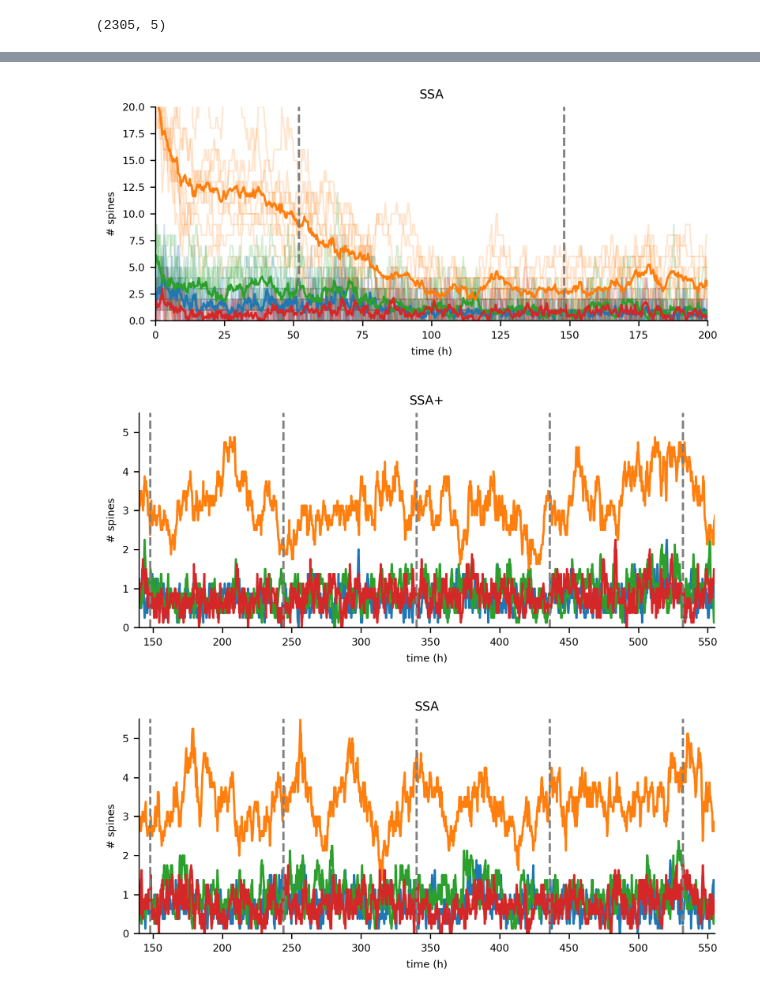
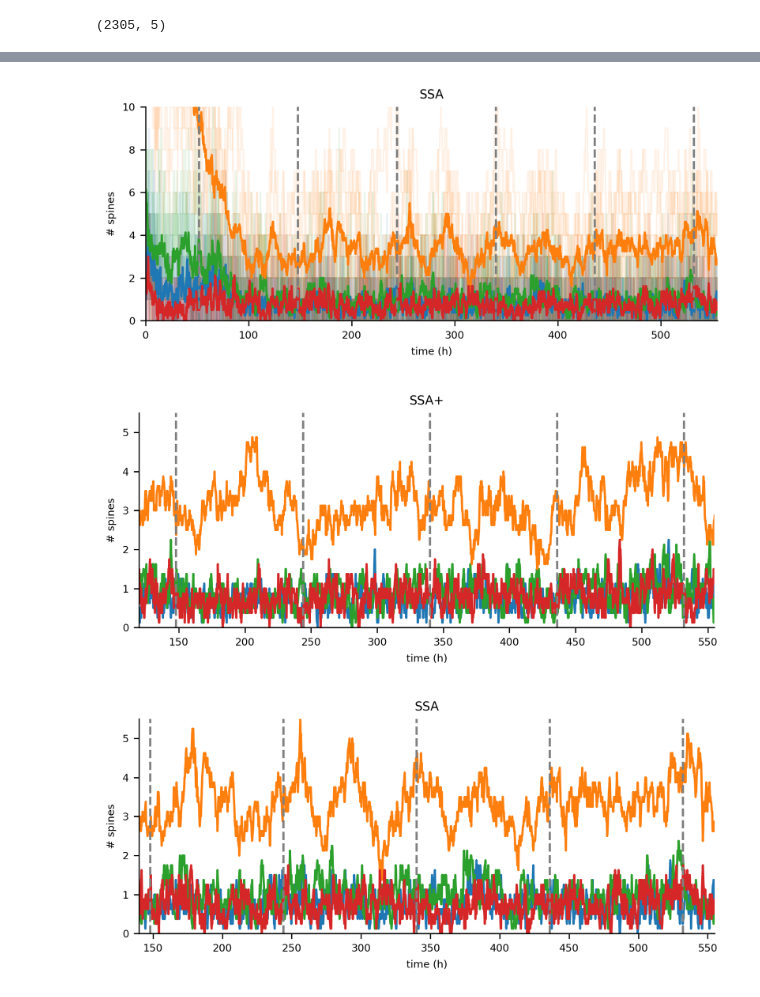
Before and after one commit to dylanmmartins/spine-population-modeling, a Jupyter notebook: ssa_plus_spines.ipynb, the cells around one changed output, grey strips where cells are left out. Saved outputs shown, nothing was run; the diff lists cells and outputs as text; code cells hidden in the pictures.

```diff
--- a/ssa_plus_spines.ipynb
+++ b/ssa_plus_spines.ipynb
@@ -77,10 +75,10 @@ averages = np.zeros([
 fig, ax = plt.subplots(1, 1, dpi=300, figsize=(6,2.75))
 for i in range(8):
     res_gillespie_plus = res_list[i]
-    ax.plot(res_gillespie_plus[:,0], res_gillespie_plus[:,1], label='F', lw=1, color='tab:blue', alpha=0.2)
-    ax.plot(res_gillespie_plus[:,0], res_gillespie_plus[:,2], label='H', lw=1, color='tab:green', alpha=0.2)
-    ax.plot(res_gillespie_plus[:,0], res_gillespie_plus[:,3], label='S', lw=1, color='tab:orange', alpha=0.2)
-    ax.plot(res_gillespie_plus[:,0], res_gillespie_plus[:,4], label='M', lw=1, color='tab:red', alpha=0.2)
+    ax.plot(res_gillespie_plus[:,0], res_gillespie_plus[:,1], label='F', lw=1, color='tab:blue', alpha=0.1)
+    ax.plot(res_gillespie_plus[:,0], res_gillespie_plus[:,2], label='H', lw=1, color='tab:green', alpha=0.1)
+    ax.plot(res_gillespie_plus[:,0], res_gillespie_plus[:,3], label='S', lw=1, color='tab:orange', alpha=0.1)
+    ax.plot(res_gillespie_plus[:,0], res_gillespie_plus[:,4], label='M', lw=1, color='tab:red', alpha=0.1)
 
     averages[:,0,i] = res_gillespie_plus[:,1]
     averages[:,1,i] = res_gillespie_plus[:,2]
@@ -100,8 +98,8 @@ ax.vlines(
     color='gray'
 )
 
-ax.set_ylim([0,20])
-ax.set_xlim([0,200])
+ax.set_ylim([0,10])
+ax.set_xlim([0,555])
 ax.set_xlabel('time (h)')
 ax.set_ylabel('# spines')
 ax.set_title('SSA+')
@@ -117,40 +164,40 @@ averages = np.zeros([
 ])
 
 fig, ax = plt.subplots(1, 1, dpi=300, figsize=(6,2.75))
 for i in range(8):
     res_gillespie_plus = res_list1[i]
-    ax.plot(res_gillespie_plus[:,0], res_gillespie_plus[:,1], label='F', lw=1, color='tab:blue', alpha=0.2)
-    ax.plot(res_gillespie_plus[:,0], res_gillespie_plus[:,2], label='H', lw=1, color='tab:green', alpha=0.2)
-    ax.plot(res_gillespie_plus[:,0], res_gillespie_plus[:,3], label='S', lw=1, color='tab:orange', alpha=0.2)
-    ax.plot(res_gillespie_plus[:,0], res_gillespie_plus[:,4], label='M', lw=1, color='tab:red', alpha=0.2)
+    ax.plot(res_gillespie_plus[:,0], res_gillespie_plus[:,1], label='F', lw=1, color='tab:blue', alpha=0.1)
+    ax.plot(res_gillespie_plus[:,0], res_gillespie_plus[:,2], label='H', lw=1, color='tab:green', alpha=0.1)
+    ax.plot(res_gillespie_plus[:,0], res_gillespie_plus[:,3], label='S', lw=1, color='tab:orange', alpha=0.1)
+    ax.plot(res_gillespie_plus[:,0], res_gillespie_plus[:,4], label='M', lw=1, color='tab:red', alpha=0.1)
 
     averages[:,0,i] = res_gillespie_plus[:,1]
     averages[:,1,i] = res_gillespie_plus[:,2]
     averages[:,2,i] = res_gillespie_plus[:,3]
     averages[:,3,i] = res_gillespie_plus[:,4]
 
 ax.plot(res_gillespie_plus[:,0], np.nanmean(averages[:,0,:], 1), color='tab:blue')
 ax.plot(res_gillespie_plus[:,0], np.nanmean(averages[:,1,:], 1), color='tab:green')
 ax.plot(res_gillespie_plus[:,0], np.nanmean(averages[:,2,:], 1), color='tab:orange')
 ax.plot(res_gillespie_plus[:,0], np.nanmean(averages[:,3,:], 1), color='tab:red')
 
 ax.vlines(
     res_gillespie_plus[:,0][np.argwhere(res_gillespie_plus[:,0]%96==52).T],
     0,
     20,
     ls='--',
     color='gray'
 )
 
-ax.set_ylim([0,20])
-ax.set_xlim([0,200])
+ax.set_ylim([0,10])
+ax.set_xlim([0,555])
 ax.set_xlabel('time (h)')
 ax.set_ylabel('# spines')
 ax.set_title('SSA')
 fig.tight_layout()
 fig.savefig('model_runs_homogenous_x8.svg')
 # %% [output]
-[figure, old version]
+[figure, new version]
 # %%
 averages = np.zeros([
     np.size(res_list[0],0),
@@ -185,14 +232,15 @@ ax.vlines(
 )
 
 ax.set_ylim([0,5.5])
-ax.set_xlim([140,555])
+ax.set_xlim([120,555])
 ax.set_xlabel('time (h)')
 ax.set_ylabel('# spines')
 ax.set_title('SSA+')
 fig.tight_layout()
 fig.savefig('model_runs_x8_long.svg')
+fig.savefig('model_runs_x8_long.png')
 # %% [output]
-[figure, old version]
+[figure, new version]
 # %%
 averages = np.zeros([
     np.size(res_list[0],0),
```
Also changed, not shown: parts of 9 cells of this notebook, 9 other files.
